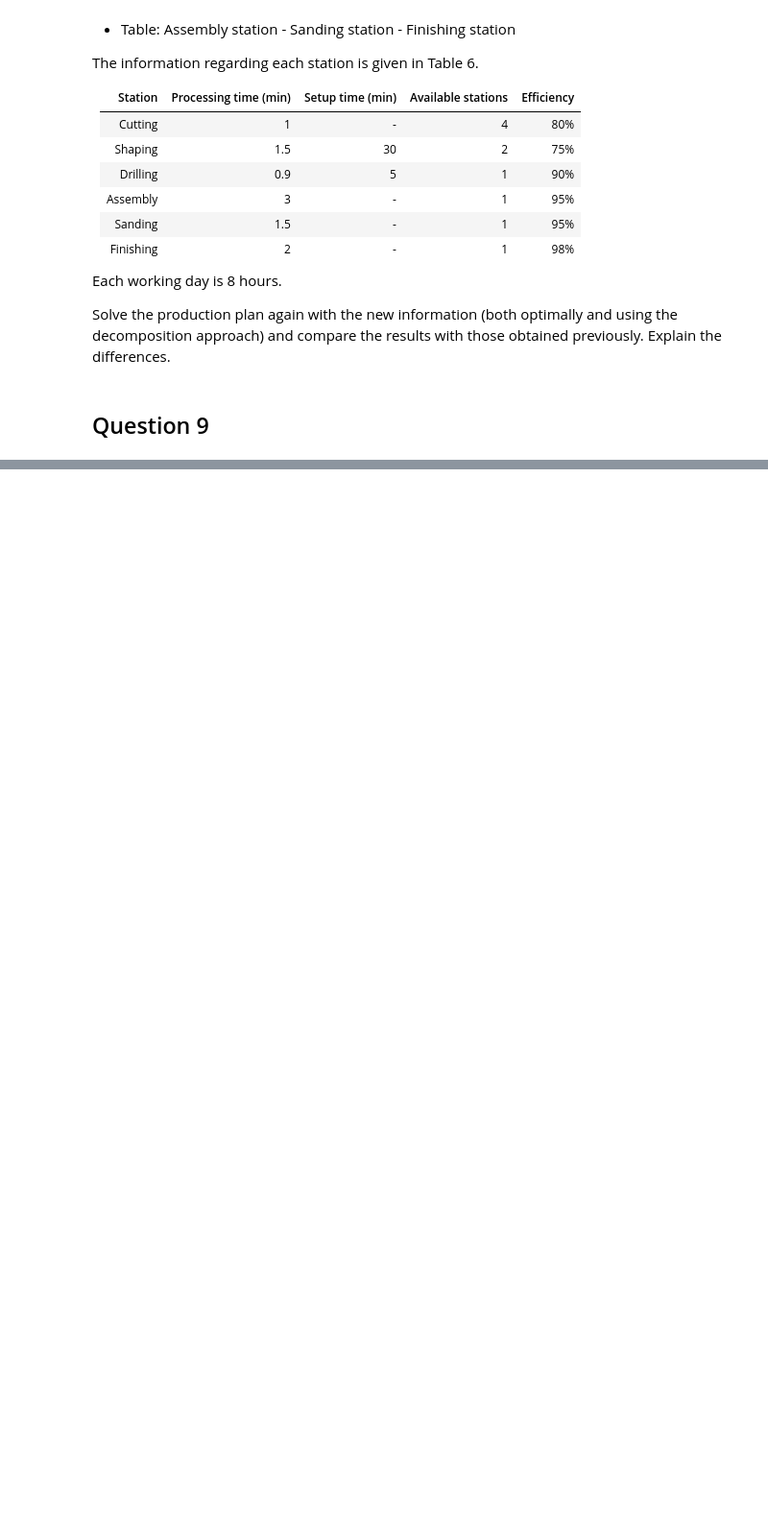
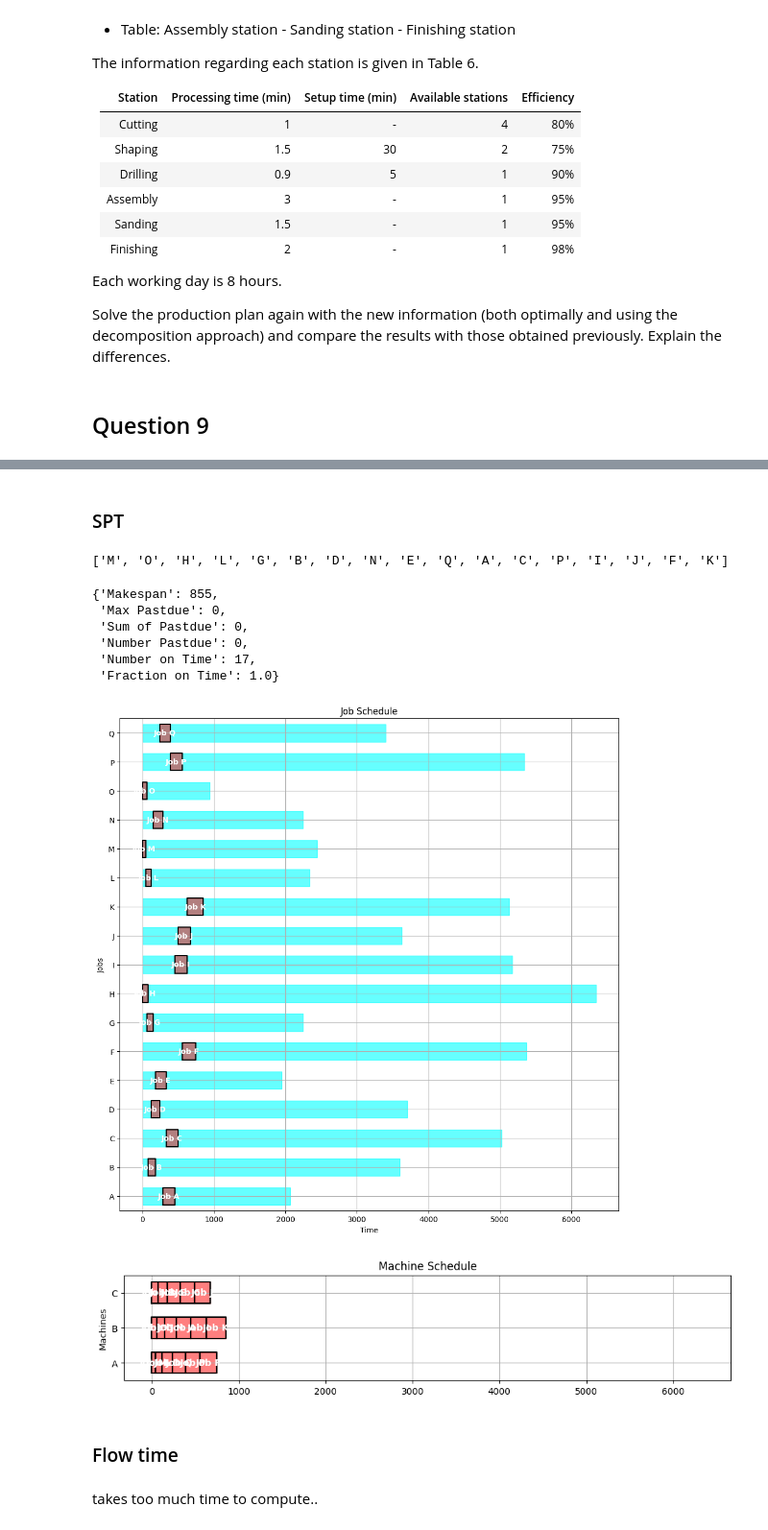
Before and after one commit to Ualh/operation_management, a Jupyter notebook: group7.ipynb, the cells around one changed output, grey strips where cells are left out. Shown: that part at 96% size. Saved outputs shown, nothing was run; the diff lists cells and outputs as text; code cells hidden in the pictures; blank space fills up the shorter version.

```diff
--- a/group7.ipynb
+++ b/group7.ipynb
@@ -1948,0 +2000,19 @@ AttributeError: 'NoneType' object has no attribute 'keys'
+# %% [markdown]
+### SPT
+# %%
+order=sorted(JOBS, key=lambda x: (JOBS[x]['duration'], x))
+print(order)
+gantt(JOBS, schedule(JOBS,order))
+kpi(JOBS, schedule(JOBS,order))
+# %% [output]
+['M', 'O', 'H', 'L', 'G', 'B', 'D', 'N', 'E', 'Q', 'A', 'C', 'P', 'I', 'J', 'F', 'K']
+{'Makespan': 855,
+ 'Max Pastdue': 0,
+ 'Sum of Pastdue': 0,
+ 'Number Pastdue': 0,
+ 'Number on Time': 17,
+ 'Fraction on Time': 1.0}
+[figure, added]
+[figure, added]
+# %% [markdown]
+### Flow time
@@ -1948,0 +2071,2 @@ AttributeError: 'NoneType' object has no attribute 'keys'
+# %% [markdown]
+takes too much time to compute..
```
Also changed, not shown: parts of 17 cells of this notebook.
